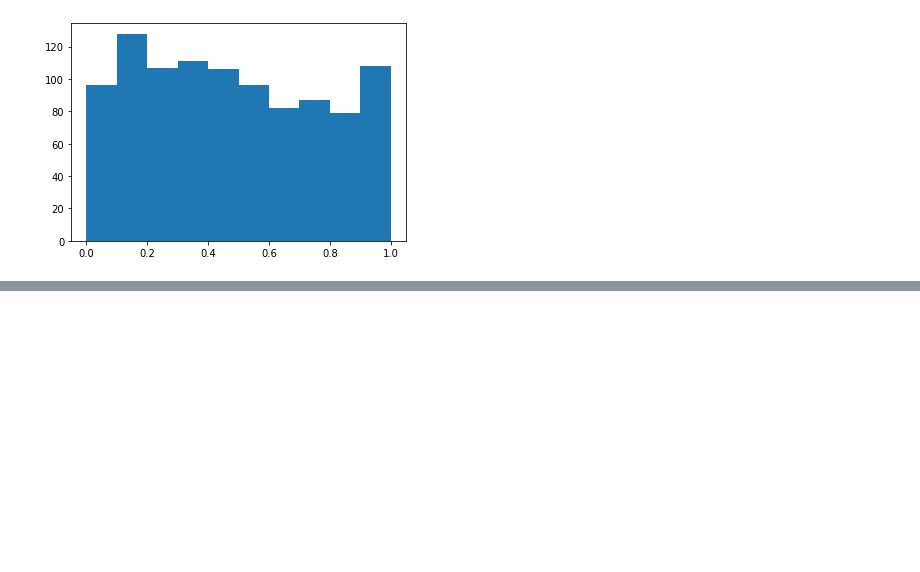
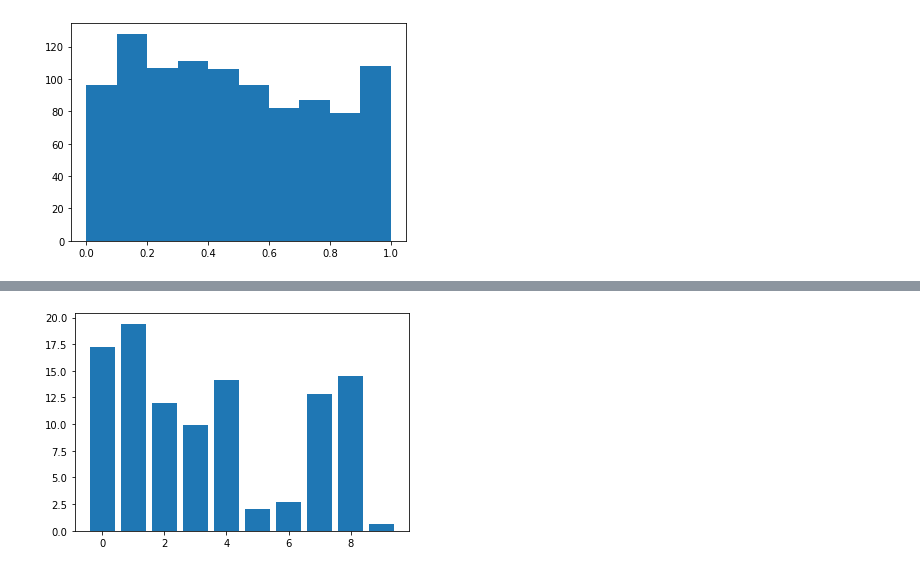
Before and after one commit to iHeadWater/hydrus, a Jupyter notebook: 3-basic-pyviz/matplotlib/how-to-use-matplotlib.ipynb, the cells around one changed output, grey strips where cells are left out. Saved outputs shown, nothing was run; the diff lists cells and outputs as text; code cells hidden in the pictures; blank space fills up the shorter version.

```diff
--- a/3-basic-pyviz/matplotlib/how-to-use-matplotlib.ipynb
+++ b/3-basic-pyviz/matplotlib/how-to-use-matplotlib.ipynb
@@ -244 +283,67 @@ n,bins,patches=plt.hist(x)
+# %%
+import numpy as np
+import matplotlib.pyplot as plt
+
+class DraggableRectangle:
+    def __init__(self, rect):
+        self.rect = rect
+        self.press = None
+
+    def connect(self):
+        'connect to all the events we need'
+        self.cidpress = self.rect.figure.canvas.mpl_connect(
+            'button_press_event', self.on_press)
+        self.cidrelease = self.rect.figure.canvas.mpl_connect(
+            'button_release_event', self.on_release)
+        self.cidmotion = self.rect.figure.canvas.mpl_connect(
+            'motion_notify_event', self.on_motion)
+
+    def on_press(self, event):
+        'on button press we will see if the mouse is over us and store some data'
+        if event.inaxes != self.rect.axes: return
+
+        contains, attrd = self.rect.contains(event)
+        if not contains: return
+        print('event contains', self.rect.xy)
+        x0, y0 = self.rect.xy
+        self.press = x0, y0, event.xdata, event.ydata
+
+    def on_motion(self, event):
+        'on motion we will move the rect if the mouse is over us'
+        if self.press is None: return
+        if event.inaxes != self.rect.axes: return
+        x0, y0, xpress, ypress = self.press
+        dx = event.xdata - xpress
+        dy = event.ydata - ypress
+        #print('x0=%f, xpress=%f, event.xdata=%f, dx=%f, x0+dx=%f' %
+        #      (x0, xpress, event.xdata, dx, x0+dx))
+        self.rect.set_x(x0+dx)
+        self.rect.set_y(y0+dy)
+
+        self.rect.figure.canvas.draw()
+
+
+    def on_release(self, event):
+        'on release we reset the press data'
+        self.press = None
+        self.rect.figure.canvas.draw()
+
+    def disconnect(self):
+        'disconnect all the stored connection ids'
+        self.rect.figure.canvas.mpl_disconnect(self.cidpress)
+        self.rect.figure.canvas.mpl_disconnect(self.cidrelease)
+        self.rect.figure.canvas.mpl_disconnect(self.cidmotion)
+
+fig = plt.figure()
+ax = fig.add_subplot(111)
+rects = ax.bar(range(10), 20*np.random.rand(10))
+drs = []
+for rect in rects:
+    dr = DraggableRectangle(rect)
+    dr.connect()
+    drs.append(dr)
+
+plt.show()
+# %% [output]
+[figure, added]
 # %% [markdown]
```
Also changed, not shown: parts of 4 cells of this notebook, 2 other files.
